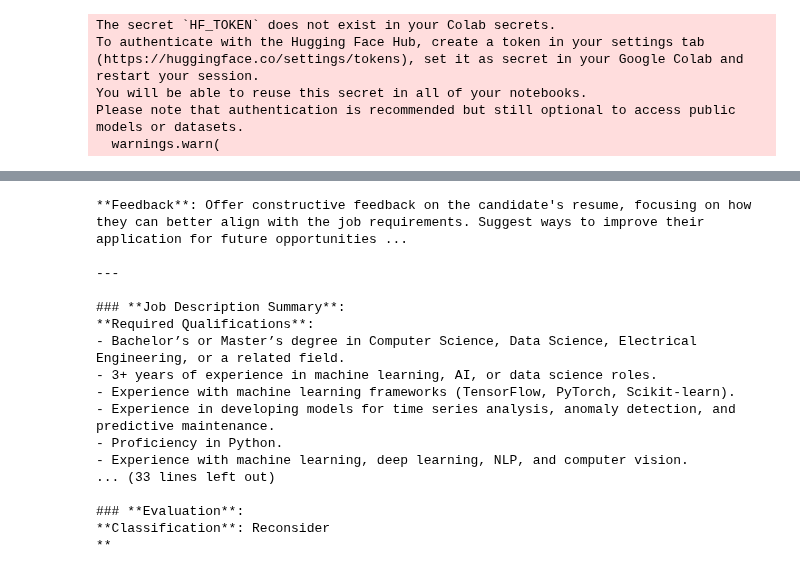
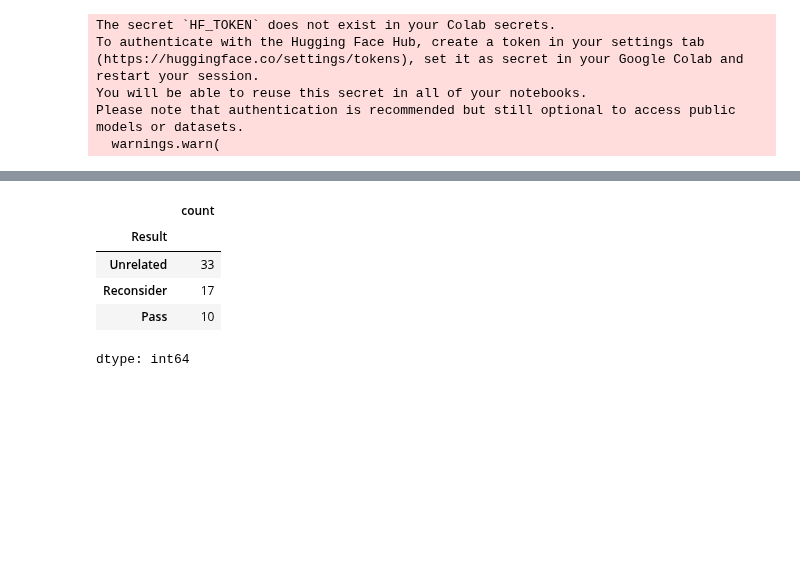
Before and after one commit to nxxk23/AI-Engineer, a Jupyter notebook: extract/gradioprompt.ipynb, the cells around one changed output, grey strips where cells are left out. Drawn from its saved outputs; the diff is of its cells as text; code cells hidden in the pictures; blank space fills up the shorter version.

```diff
--- a/extract/gradioprompt.ipynb
+++ b/extract/gradioprompt.ipynb
@@ -460,20 +464,0 @@ FileNotFoundError: [Errno 2] No such file or directory: '/content/output.csv'
-# %%
-print(a['Evaluation'].iloc[29])
-# %% [output]
-**Feedback**: Offer constructive feedback on the candidate's resume, focusing on how they can better align with the job requirements. Suggest ways to improve their application for future opportunities ...
-
----
-
-### **Job Description Summary**:
-**Required Qualifications**:
-- Bachelor’s or Master’s degree in Computer Science, Data Science, Electrical Engineering, or a related field.
-- 3+ years of experience in machine learning, AI, or data science roles.
-- Experience with machine learning frameworks (TensorFlow, PyTorch, Scikit-learn).
-- Experience in developing models for time series analysis, anomaly detection, and predictive maintenance.
-- Proficiency in Python.
-- Experience with machine learning, deep learning, NLP, and computer vision.
-... (33 lines left out)
-
-### **Evaluation**:
-**Classification**: Reconsider
-**
@@ -479,0 +467,9 @@ print(a['Evaluation'].iloc[29])
+# %%
+a['Result'].value_counts()
+# %% [output]
+|  | count |
+| Result |  |
+| Unrelated | 33 |
+| Reconsider | 17 |
+| Pass | 10 |
+dtype: int64
```
Also changed, not shown: parts of 12 cells of this notebook.
